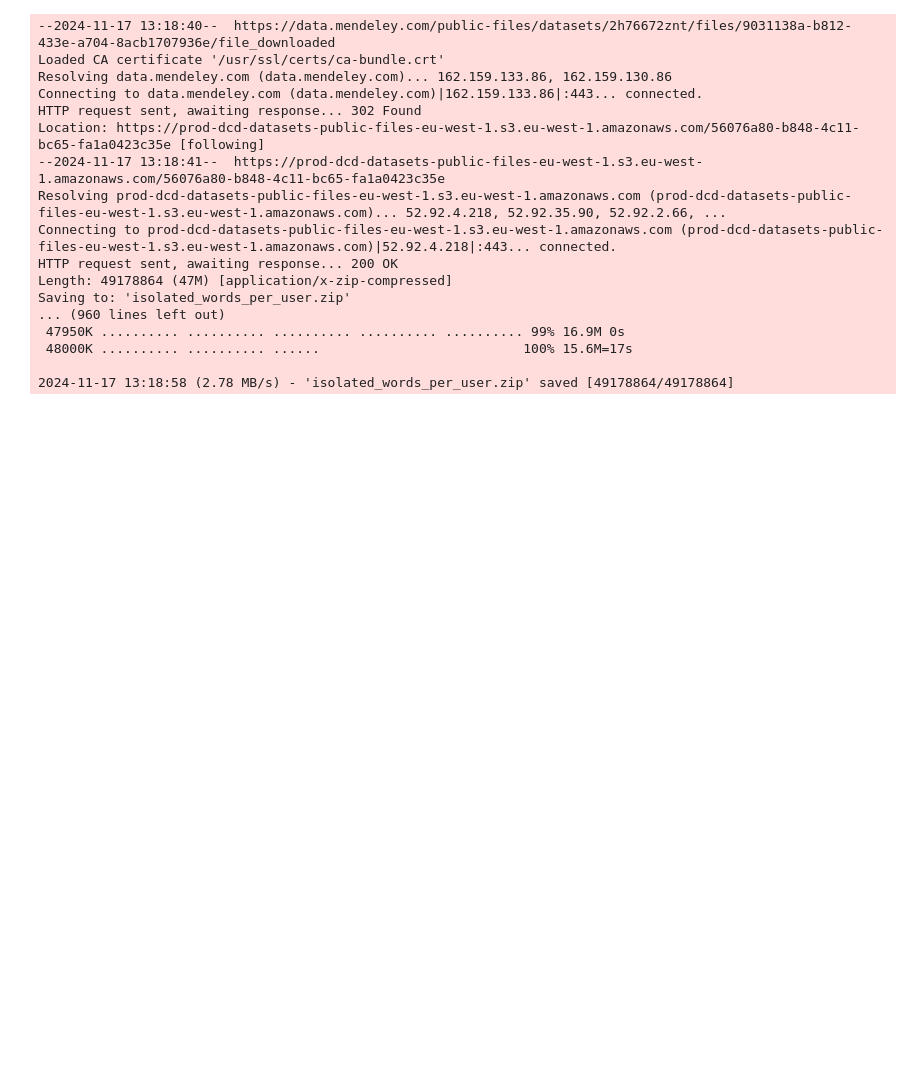
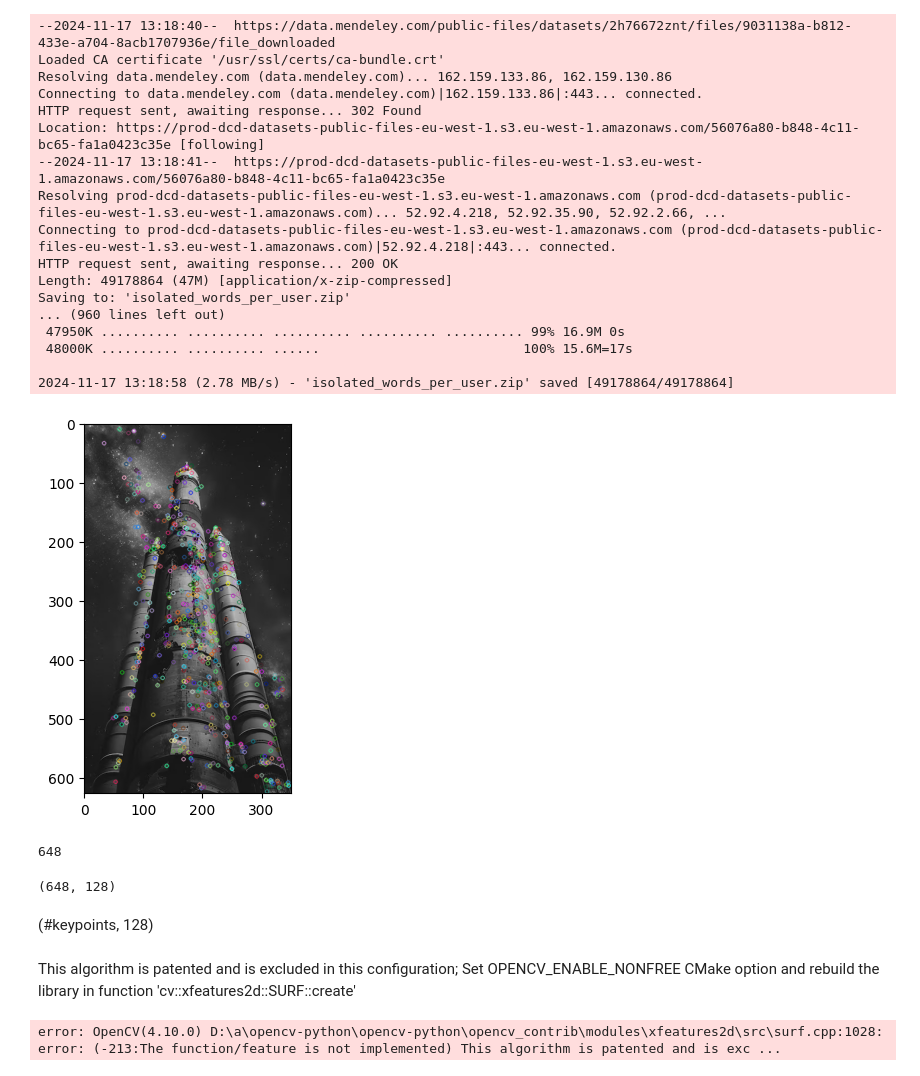
Before and after one commit to Mohammed-Abed-Alkareem/Arabic-Handwriting-Identification-Local-Feature-Extraction, a Jupyter notebook: AssignmentFiles/file.ipynb, the cells around one changed output. Cells and saved outputs as stored; diff of their text form; code cells hidden in the pictures; blank space fills up the shorter version.

Commit message:
creating feature vectors using sift ✅📤

```diff
--- a/AssignmentFiles/file.ipynb
+++ b/AssignmentFiles/file.ipynb
@@ -31,0 +38,22 @@ with zipfile.ZipFile('isolated_words_per_user.zip', 'r') as zip_ref:
+# %%
+imgGrey = cv.imread('test_img.jpg', cv.IMREAD_GRAYSCALE)
+# %%
+keypoints, des=sift(imgGrey)
+# %% [output]
+[figure, added]
+# %%
+len(keypoints)
+# %% [output]
+648
+# %%
+des.shape
+# %% [output]
+(648, 128)
+# %% [markdown]
+(#keypoints, 128)
+# %% [markdown]
+This algorithm is patented and is excluded in this configuration; Set OPENCV_ENABLE_NONFREE CMake option and rebuild the library in function 'cv::xfeatures2d::SURF::create'
+# %%
+keypoints , des = surf(imgGrey)
+# %% [output]
+error: OpenCV(4.10.0) D:\a\opencv-python\opencv-python\opencv_contrib\modules\xfeatures2d\src\surf.cpp:1028: error: (-213:The function/feature is not implemented) This algorithm is patented and is exc ...
```
Also changed, not shown: parts of 5 cells of this notebook, 3 other files.
